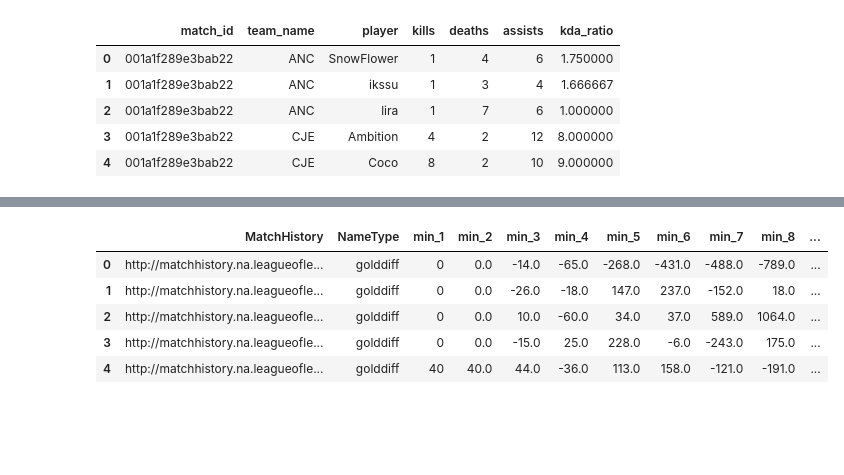
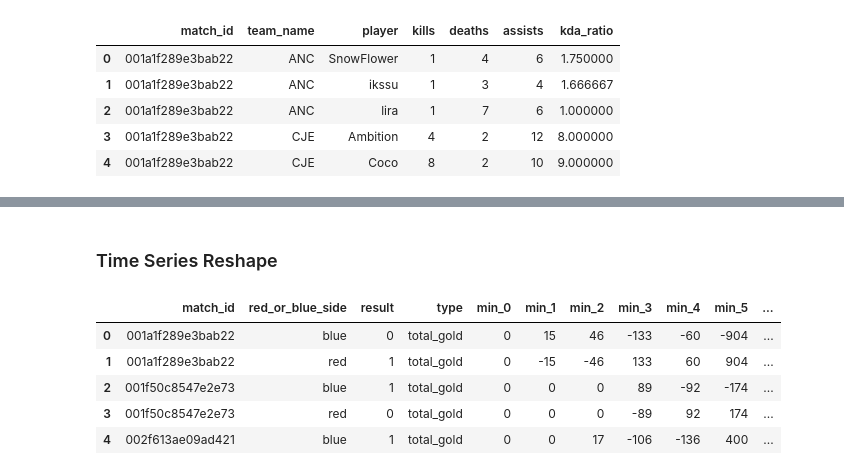
Before and after one commit to MPhillips55/Capstone_Project_2_League_of_Legends, a Jupyter notebook: Machine_Learning/Feature Generation .ipynb, the cells around one changed output, grey strips where cells are left out. Drawn from its saved outputs; the diff is of its cells as text; code cells hidden in the pictures; blank space fills up the shorter version.

```diff
--- a/Machine_Learning/Feature Generation .ipynb
+++ b/Machine_Learning/Feature Generation .ipynb
@@ -46,9 +91,14 @@ dfo.head()
+# %% [markdown]
+### Time Series Reshape
+# %%
+df = pd.read_csv('gold_diff_merged.csv', index_col=0)
+df.drop(['league','season', 'year', 'team_name', 'game_length', 'player_name', 'champion'], inplace=True, axis=1)
 # %%
-dfg.head()
+df.head()
 # %% [output]
-|  | MatchHistory | NameType | min_1 | min_2 | min_3 | min_4 | min_5 | min_6 | min_7 | min_8 | ... |
-| 0 | http://matchhistory.na.leagueofle... | golddiff | 0 | 0.0 | -14.0 | -65.0 | -268.0 | -431.0 | -488.0 | -789.0 | ... |
-| 1 | http://matchhistory.na.leagueofle... | golddiff | 0 | 0.0 | -26.0 | -18.0 | 147.0 | 237.0 | -152.0 | 18.0 | ... |
-| 2 | http://matchhistory.na.leagueofle... | golddiff | 0 | 0.0 | 10.0 | -60.0 | 34.0 | 37.0 | 589.0 | 1064.0 | ... |
-| 3 | http://matchhistory.na.leagueofle... | golddiff | 0 | 0.0 | -15.0 | 25.0 | 228.0 | -6.0 | -243.0 | 175.0 | ... |
-| 4 | http://matchhistory.na.leagueofle... | golddiff | 40 | 40.0 | 44.0 | -36.0 | 113.0 | 158.0 | -121.0 | -191.0 | ... |
+|  | match_id | red_or_blue_side | result | type | min_0 | min_1 | min_2 | min_3 | min_4 | min_5 | ... |
+| 0 | 001a1f289e3bab22 | blue | 0 | total_gold | 0 | 15 | 46 | -133 | -60 | -904 | ... |
+| 1 | 001a1f289e3bab22 | red | 1 | total_gold | 0 | -15 | -46 | 133 | 60 | 904 | ... |
+| 2 | 001f50c8547e2e73 | blue | 1 | total_gold | 0 | 0 | 0 | 89 | -92 | -174 | ... |
+| 3 | 001f50c8547e2e73 | red | 0 | total_gold | 0 | 0 | 0 | -89 | 92 | 174 | ... |
+| 4 | 002f613ae09ad421 | blue | 1 | total_gold | 0 | 0 | 17 | -106 | -136 | 400 | ... |
```
Also changed, not shown: parts of 34 cells of this notebook.
